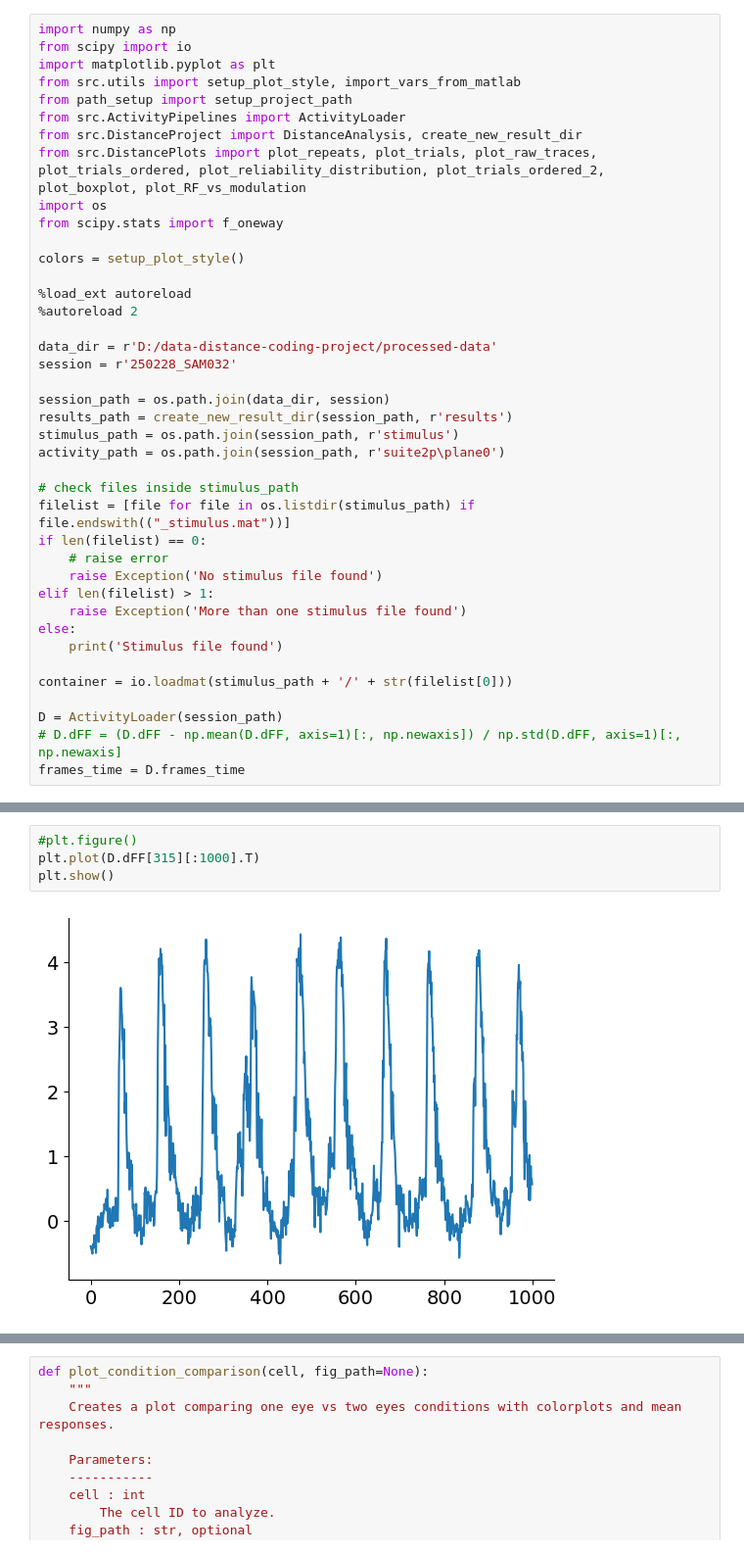
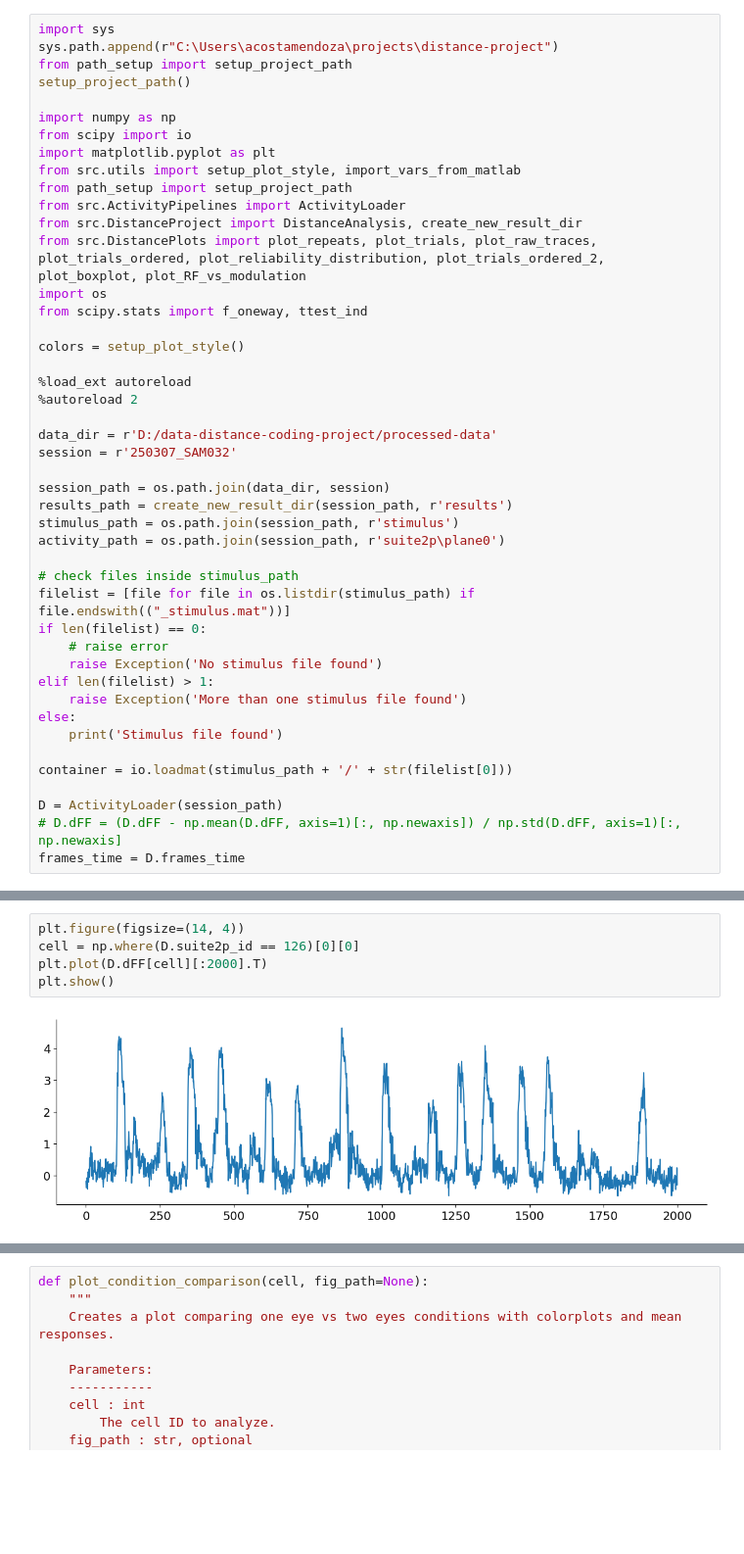
Before and after one commit to s-acosta/distance-project, a Jupyter notebook: linear-notebooks/analysis-linear-stimulus.ipynb, the cells around one changed output, grey strips where cells are left out. Shown at 98% size. Cells and saved outputs as stored; diff of their text form; blank space fills up the shorter version.

```diff
--- a/linear-notebooks/analysis-linear-stimulus.ipynb
+++ b/linear-notebooks/analysis-linear-stimulus.ipynb
@@ -1,4 +1,9 @@
 # %%
+import sys
+sys.path.append(r"C:\Users\acostamendoza\projects\distance-project")
+from path_setup import setup_project_path
+setup_project_path()
+
 import numpy as np
 from scipy import io
 import matplotlib.pyplot as plt
@@ -8,7 +13,7 @@ from src.ActivityPipelines import ActivityLoader
 from src.DistanceProject import DistanceAnalysis, create_new_result_dir
 from src.DistancePlots import plot_repeats, plot_trials, plot_raw_traces, plot_trials_ordered, plot_reliability_distribution, plot_trials_ordered_2, plot_boxplot, plot_RF_vs_modulation
 import os
-from scipy.stats import f_oneway
+from scipy.stats import f_oneway, ttest_ind
 
 colors = setup_plot_style()
 
@@ -16,7 +21,7 @@ colors = setup_plot_style()
 %autoreload 2
 
 data_dir = r'D:/data-distance-coding-project/processed-data'
-session = r'250228_SAM032'
+session = r'250307_SAM032'
 
 session_path = os.path.join(data_dir, session)
 results_path = create_new_result_dir(session_path, r'results')
@@ -46,6 +74,7 @@ Stimulus file found
 # %%
-#plt.figure()
-plt.plot(D.dFF[315][:1000].T)
+plt.figure(figsize=(14, 4))
+cell = np.where(D.suite2p_id == 126)[0][0]
+plt.plot(D.dFF[cell][:2000].T)
 plt.show()
 # %% [output]
-[figure, old version]
+[figure, new version]
```
Also changed, not shown: parts of 39 cells of this notebook, 3 other files.
